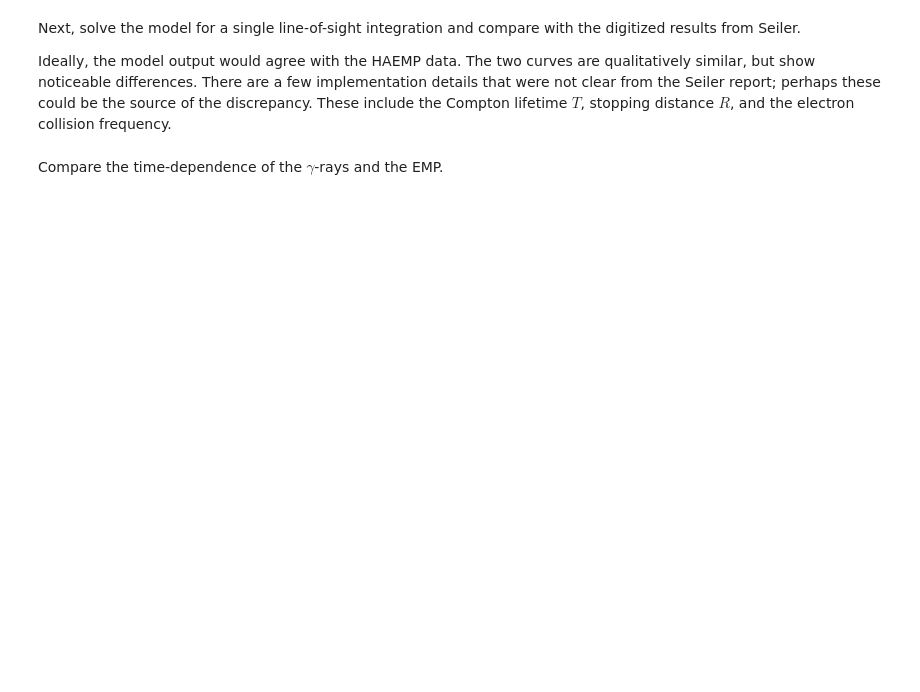
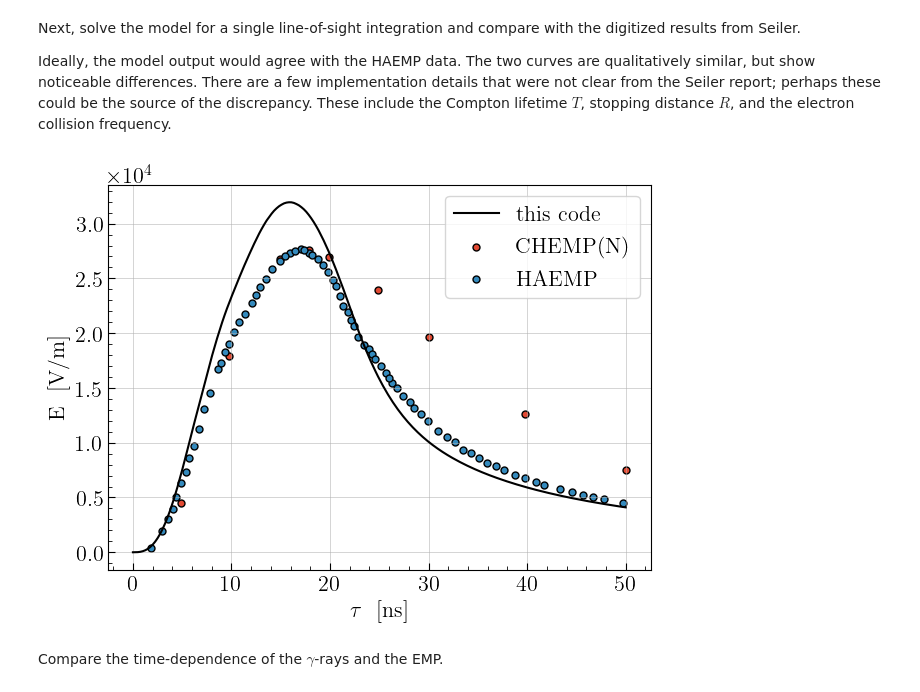
Before and after one commit to gshartnett/karzas-latter-seiler, a Jupyter notebook: notebooks/EMP Notebook.ipynb, the cells around one changed output. Saved outputs shown, nothing was run; the diff lists cells and outputs as text; code cells hidden in the pictures; blank space fills up the shorter version.

```diff
--- a/notebooks/EMP Notebook.ipynb
+++ b/notebooks/EMP Notebook.ipynb
@@ -126,25 +129,27 @@ Burst_Point = geometry.Point(EARTH_RADIUS + HOB, phi_B_g, lambd_B_g, coordsys='l
 Target_Point = geometry.Point(EARTH_RADIUS + HOB, 0.9*phi_B_g, 1.1*lambd_B_g, coordsys='lat/long geo')
 # %%
 # agreement can be improved by changing r value for E(r) input to nu calculator
-model = EMPMODEL(Bnorm=3e-5, Compton_KE=0.75)
+model = EmpModel(Bnorm=3e-5, Compton_KE=0.75)
 sol = model.solver(np.linspace(0, 50, 200))
 
 # load the digitized data from Seiler
 df_CHEMP = pd.read_csv("../Seiler Digitized Data/Fig5_CHEMP(N).csv", header=None, names=['t', 'E'])
 df_HAEMP = pd.read_csv("../Seiler Digitized Data/Fig5_HAEMP.csv", header=None, names=['t', 'E'])
 
 # plot
 fig, ax = plt.subplots(1, figsize=(7,5))
 ax.plot(sol['tlist'], sol['E_norm_at_ground'], '-', color='k', label='this code', linewidth=1.5, markersize=2)
 ax.scatter(df_CHEMP['t'], df_CHEMP['E'], label='CHEMP(N)', s=25, edgecolor='k')
 ax.scatter(df_HAEMP['t'], df_HAEMP['E'], label='HAEMP', s=25, edgecolor='k')
 ax.set_xlabel(r'$\tau$ \ [ns]')
 ax.set_ylabel(r'E \ [V/m]')
 ax.legend()
 ax.minorticks_on()
 ax.ticklabel_format(style='sci', axis='y', scilimits=(0,0))
 plt.savefig('../figures/seiler_comparison.pdf', bbox_inches='tight')
 plt.show()
+# %% [output]
+[figure, added]
 # %% [markdown]
 Compare the time-dependence of the $\gamma$-rays and the EMP.
 # %%
```
Also changed, not shown: parts of 14 cells of this notebook.
